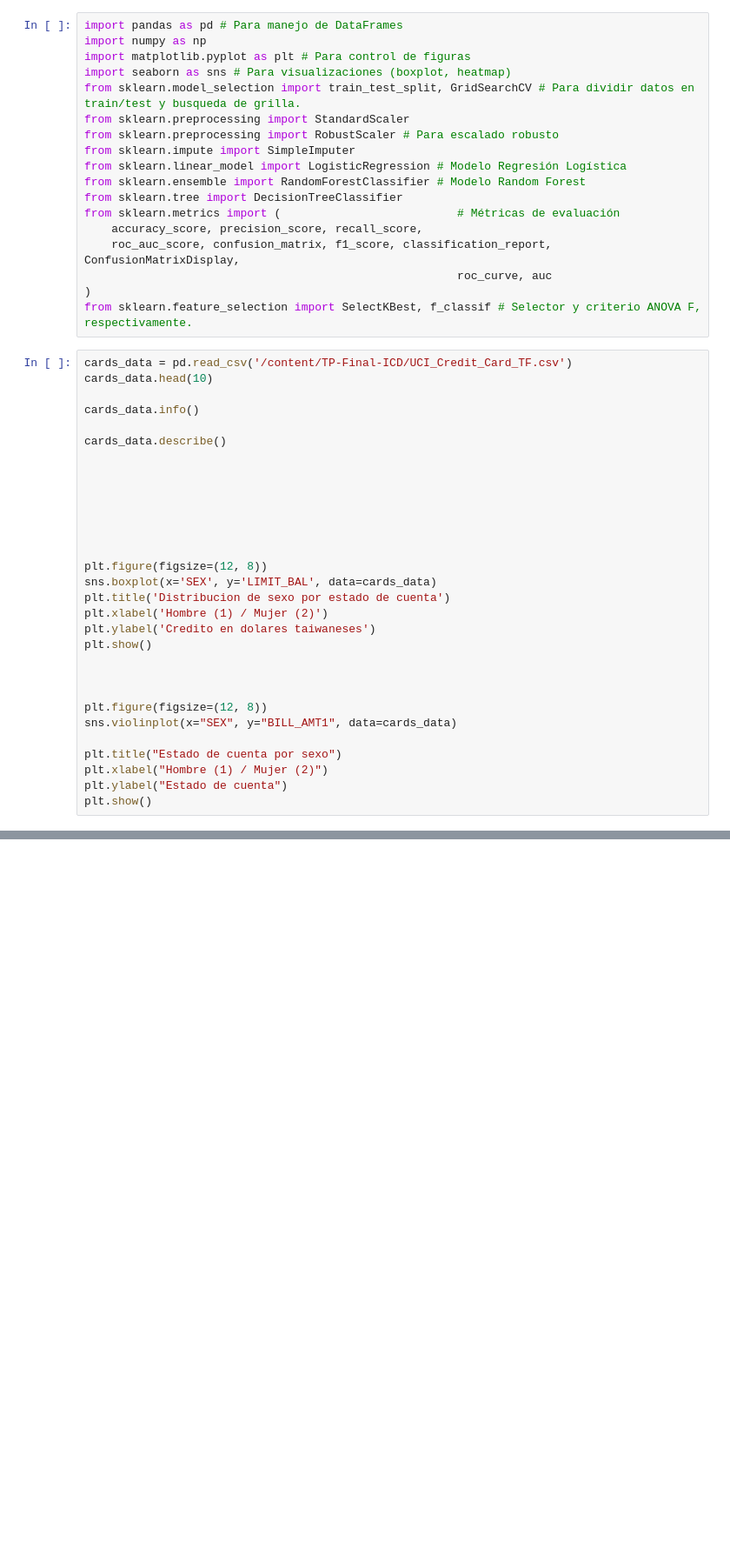
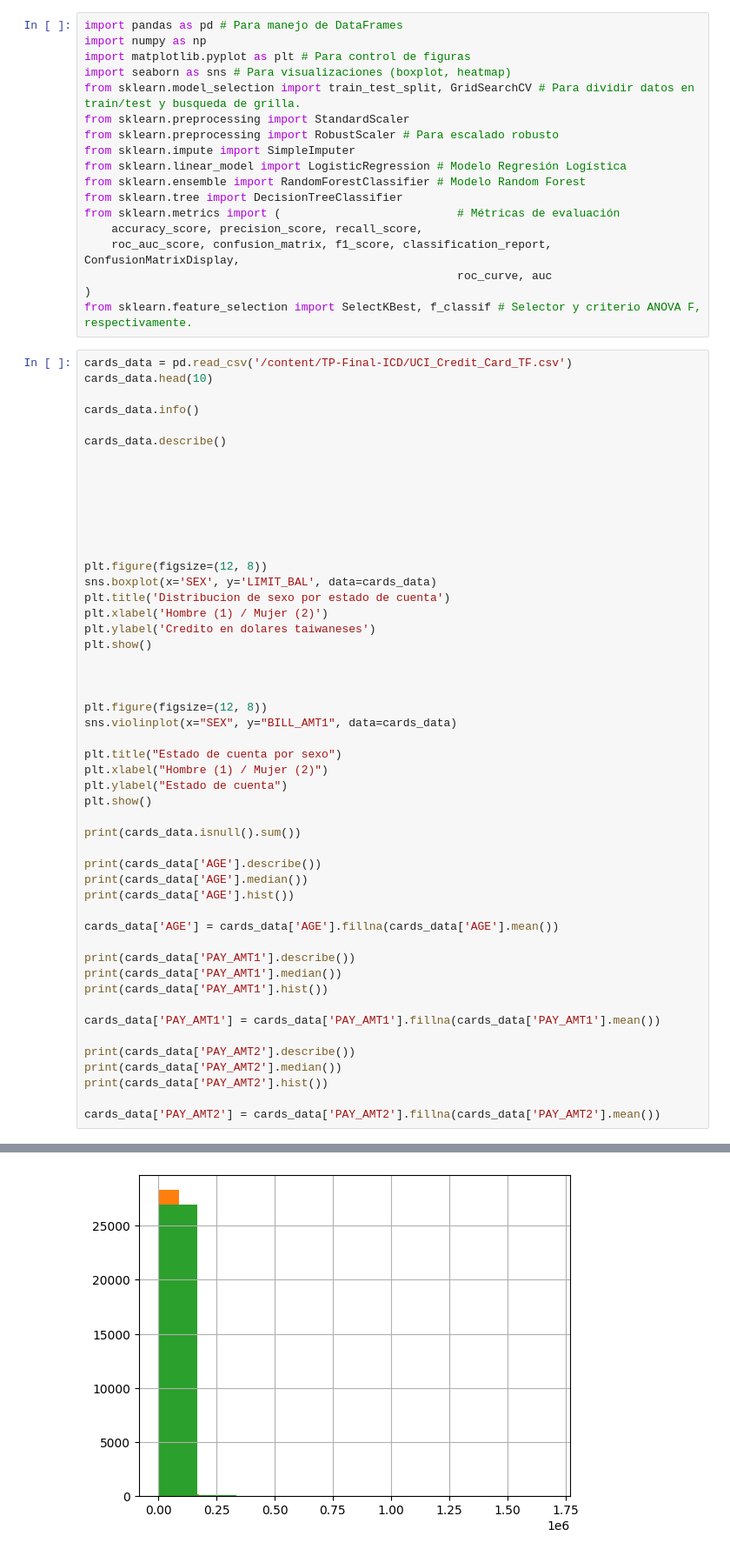
Before and after one commit to JuanCruzArese/TP-Final-ICD, a Jupyter notebook: TP_Final_ICD.ipynb, the cells around one changed output, grey strips where cells are left out. Shown at 87% size. Drawn from its saved outputs; the diff is of its cells as text; blank space fills up the shorter version.

```diff
--- a/TP_Final_ICD.ipynb
+++ b/TP_Final_ICD.ipynb
@@ -61,6 +61,26 @@ plt.title("Estado de cuenta por sexo")
 plt.xlabel("Hombre (1) / Mujer (2)")
 plt.ylabel("Estado de cuenta")
 plt.show()
+
+print(cards_data.isnull().sum())
+
+print(cards_data['AGE'].describe())
+print(cards_data['AGE'].median())
+print(cards_data['AGE'].hist())
+
+cards_data['AGE'] = cards_data['AGE'].fillna(cards_data['AGE'].mean())
+
+print(cards_data['PAY_AMT1'].describe())
+print(cards_data['PAY_AMT1'].median())
+print(cards_data['PAY_AMT1'].hist())
+
+cards_data['PAY_AMT1'] = cards_data['PAY_AMT1'].fillna(cards_data['PAY_AMT1'].mean())
+
+print(cards_data['PAY_AMT2'].describe())
+print(cards_data['PAY_AMT2'].median())
+print(cards_data['PAY_AMT2'].hist())
+
+cards_data['PAY_AMT2'] = cards_data['PAY_AMT2'].fillna(cards_data['PAY_AMT2'].mean())
 # %% [output]
 <class 'pandas.core.frame.DataFrame'>
 RangeIndex: 30000 entries, 0 to 29999
@@ -83,0 +121 @@ memory usage: 5.7 MB
+[figure, added]
```
Also changed, not shown: parts of 1 cell of this notebook.
